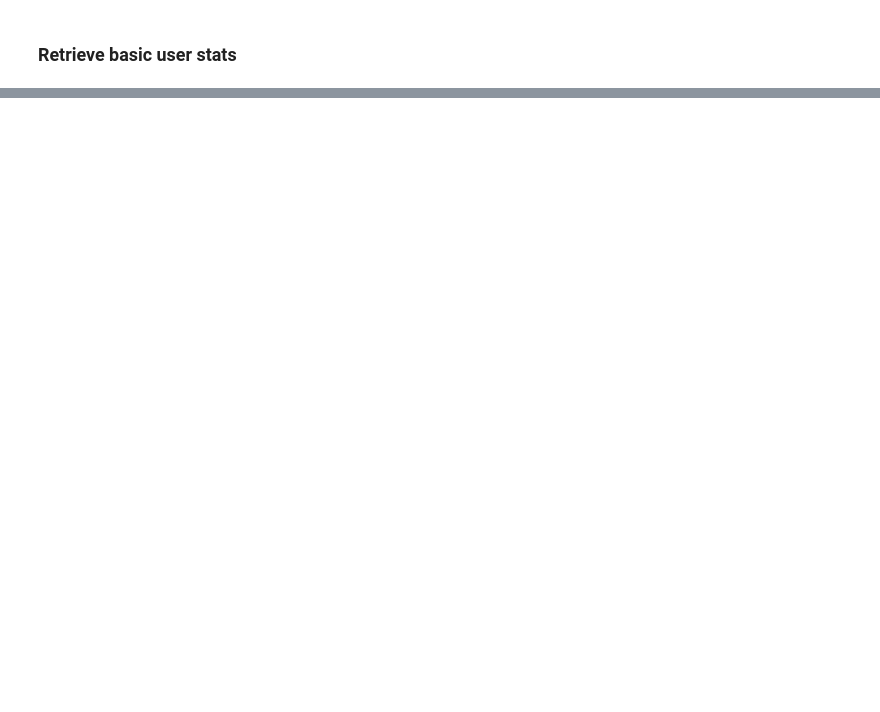
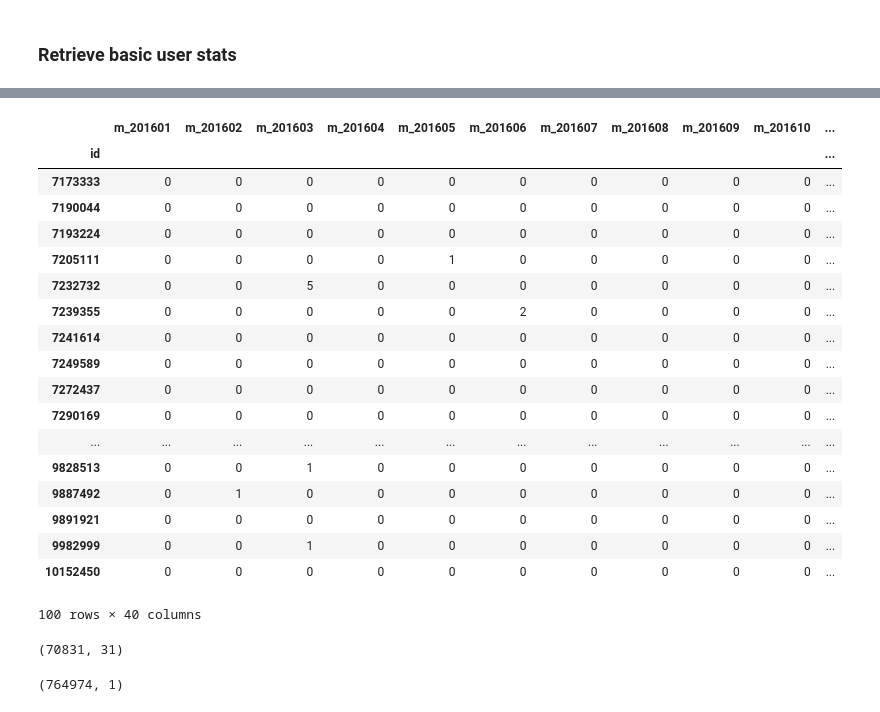
Before and after one commit to leomaxx/StackOverflowChurnAnalysis, a Jupyter notebook: 00_bigQuery_getData.ipynb, the cells around one changed output, grey strips where cells are left out. Saved outputs shown, nothing was run; the diff lists cells and outputs as text; code cells hidden in the pictures; blank space fills up the shorter version.

```diff
--- a/00_bigQuery_getData.ipynb
+++ b/00_bigQuery_getData.ipynb
@@ -571,6 +576,3 @@ id_last_access = results.to_dataframe()
-# %%
-with open('./data/processed/id_last_access.pkl', 'wb') as picklefile:
-    pickle.dump(id_last_access, picklefile)
 # %% [markdown]
 ### Retrieve basic user stats
 # %%
@@ -608,3 +610,8 @@ user_basic = results.to_dataframe()
 # %%
 with open('./data/processed/user_basic.pkl', 'wb') as picklefile:
     pickle.dump(user_basic, picklefile)
+# %%
+with open('./data/processed/user_basic.pkl', 'rb') as picklefile:
+    user_basic = pickle.load(picklefile)
+# %%
+user_basic.set_index('id', inplace=True)
@@ -619,0 +1201,25 @@ user_basic.head()
+# %%
+lcv_question.set_index('id', inplace=True)
+test = lcv_question.join(user_basic, how='left')
+# %%
+test.tail(100)
+# %% [output]
+|  | m_201601 | m_201602 | m_201603 | m_201604 | m_201605 | m_201606 | m_201607 | m_201608 | m_201609 | m_201610 | ... |
+| id |  |  |  |  |  |  |  |  |  |  | ... |
+| 7173333 | 0 | 0 | 0 | 0 | 0 | 0 | 0 | 0 | 0 | 0 | ... |
+| 7190044 | 0 | 0 | 0 | 0 | 0 | 0 | 0 | 0 | 0 | 0 | ... |
+| 7193224 | 0 | 0 | 0 | 0 | 0 | 0 | 0 | 0 | 0 | 0 | ... |
+| 7205111 | 0 | 0 | 0 | 0 | 1 | 0 | 0 | 0 | 0 | 0 | ... |
+| 7232732 | 0 | 0 | 5 | 0 | 0 | 0 | 0 | 0 | 0 | 0 | ... |
+| 7239355 | 0 | 0 | 0 | 0 | 0 | 2 | 0 | 0 | 0 | 0 | ... |
+| 7241614 | 0 | 0 | 0 | 0 | 0 | 0 | 0 | 0 | 0 | 0 | ... |
+| 7249589 | 0 | 0 | 0 | 0 | 0 | 0 | 0 | 0 | 0 | 0 | ... |
+| 7272437 | 0 | 0 | 0 | 0 | 0 | 0 | 0 | 0 | 0 | 0 | ... |
+| 7290169 | 0 | 0 | 0 | 0 | 0 | 0 | 0 | 0 | 0 | 0 | ... |
+| ... | ... | ... | ... | ... | ... | ... | ... | ... | ... | ... | ... |
+| 9828513 | 0 | 0 | 1 | 0 | 0 | 0 | 0 | 0 | 0 | 0 | ... |
+| 9887492 | 0 | 1 | 0 | 0 | 0 | 0 | 0 | 0 | 0 | 0 | ... |
+| 9891921 | 0 | 0 | 0 | 0 | 0 | 0 | 0 | 0 | 0 | 0 | ... |
+| 9982999 | 0 | 0 | 1 | 0 | 0 | 0 | 0 | 0 | 0 | 0 | ... |
+| 10152450 | 0 | 0 | 0 | 0 | 0 | 0 | 0 | 0 | 0 | 0 | ... |
+100 rows × 40 columns
@@ -619,0 +1299,4 @@ user_basic.head()
+# %%
+lcv_accepted.shape
+# %% [output]
+(70831, 31)
@@ -619,0 +1325,4 @@ user_basic.head()
+# %%
+lcv_id.sort_values('id',inplace=True)
+# %% [output]
+(764974, 1)
```
Also changed, not shown: parts of 54 cells of this notebook, 9 other files.
